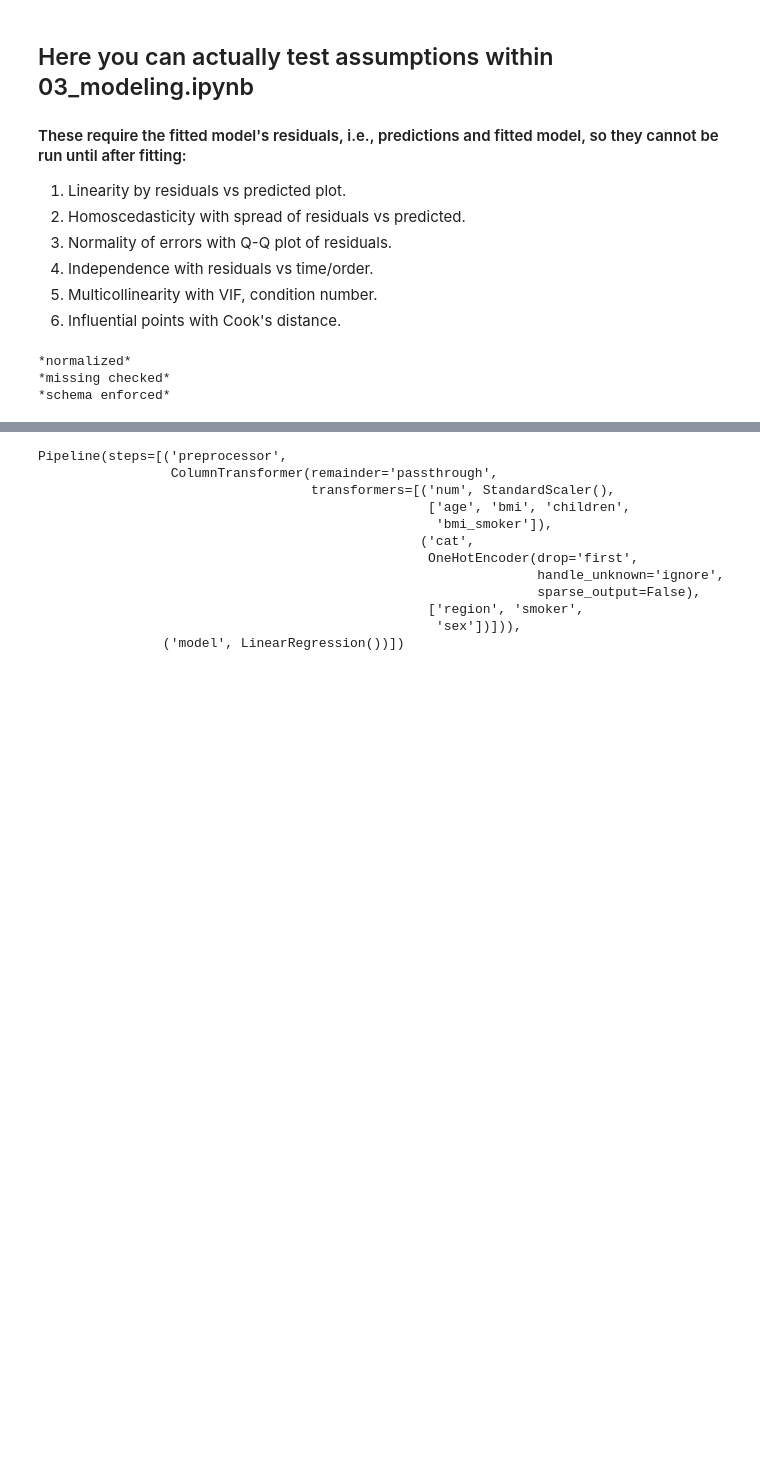
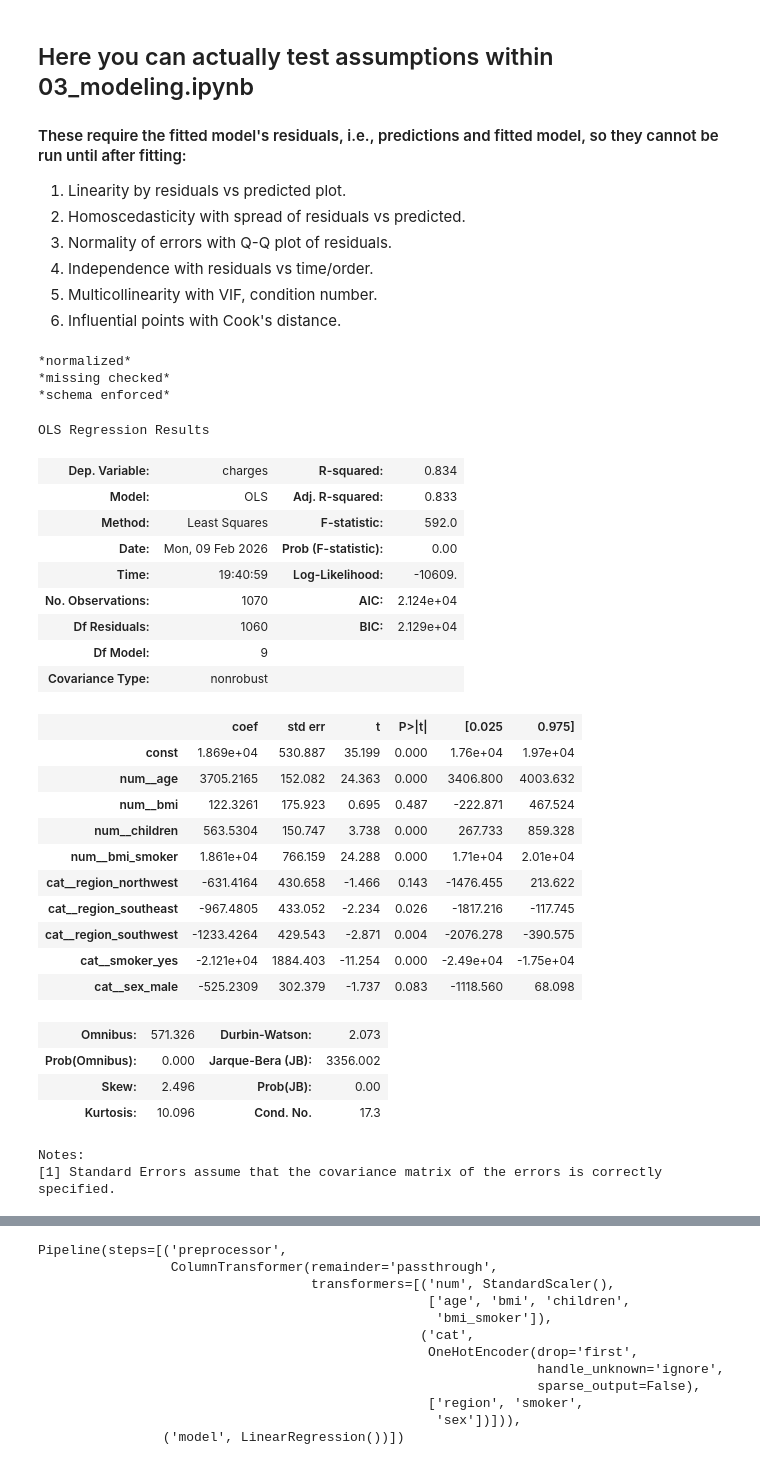
Before and after one commit to lokkenchan/linear_regression_001, a Jupyter notebook: notebooks/03_modeling.ipynb, the cells around one changed output, grey strips where cells are left out. Saved outputs shown, nothing was run; the diff lists cells and outputs as text; code cells hidden in the pictures; blank space fills up the shorter version.

```diff
--- a/notebooks/03_modeling.ipynb
+++ b/notebooks/03_modeling.ipynb
@@ -54,3 +53,53 @@ X_train, X_test, y_train, y_test = train_test_split(X_features_built,y,test_size
 *normalized*
 *missing checked*
 *schema enforced*
+# %%
+# ========================================
+# Peak into OLS model summary
+# ========================================
+# Transform features and extract feature names
+X_train_features = preprocessor.fit_transform(X_train)
+feat_names_out = preprocessor.get_feature_names_out().tolist()
+# Build train DataFrames
+X_train_df = pd.DataFrame(data = X_train_features, columns = feat_names_out, index=X_train.index)
+y_train_df = pd.DataFrame(data = y_train)
+
+# Optional to log transform the target
+# y_train_df = np.log(y_train_df['charges']).rename('log_charges')
+# y_train_df
+
+# Add a constant
+X_train_df_ct = sm.add_constant(X_train_df)
+# Fit with statsmodels OLS
+model = sm.OLS(y_train_df, X_train_df_ct).fit()
+
+# Get out summary
+model.summary()
+# %% [output]
+OLS Regression Results
+| Dep. Variable: | charges | R-squared: | 0.834 |
+| Model: | OLS | Adj. R-squared: | 0.833 |
+| Method: | Least Squares | F-statistic: | 592.0 |
+| Date: | Mon, 09 Feb 2026 | Prob (F-statistic): | 0.00 |
+| Time: | 19:40:59 | Log-Likelihood: | -10609. |
+| No. Observations: | 1070 | AIC: | 2.124e+04 |
+| Df Residuals: | 1060 | BIC: | 2.129e+04 |
+| Df Model: | 9 |  |  |
+| Covariance Type: | nonrobust |  |  |
+|  | coef | std err | t | P>|t| | [0.025 | 0.975] |
+| const | 1.869e+04 | 530.887 | 35.199 | 0.000 | 1.76e+04 | 1.97e+04 |
+| num__age | 3705.2165 | 152.082 | 24.363 | 0.000 | 3406.800 | 4003.632 |
+| num__bmi | 122.3261 | 175.923 | 0.695 | 0.487 | -222.871 | 467.524 |
+| num__children | 563.5304 | 150.747 | 3.738 | 0.000 | 267.733 | 859.328 |
+| num__bmi_smoker | 1.861e+04 | 766.159 | 24.288 | 0.000 | 1.71e+04 | 2.01e+04 |
+| cat__region_northwest | -631.4164 | 430.658 | -1.466 | 0.143 | -1476.455 | 213.622 |
+| cat__region_southeast | -967.4805 | 433.052 | -2.234 | 0.026 | -1817.216 | -117.745 |
+| cat__region_southwest | -1233.4264 | 429.543 | -2.871 | 0.004 | -2076.278 | -390.575 |
+| cat__smoker_yes | -2.121e+04 | 1884.403 | -11.254 | 0.000 | -2.49e+04 | -1.75e+04 |
+| cat__sex_male | -525.2309 | 302.379 | -1.737 | 0.083 | -1118.560 | 68.098 |
+| Omnibus: | 571.326 | Durbin-Watson: | 2.073 |
+| Prob(Omnibus): | 0.000 | Jarque-Bera (JB): | 3356.002 |
+| Skew: | 2.496 | Prob(JB): | 0.00 |
+| Kurtosis: | 10.096 | Cond. No. | 17.3 |
+Notes:
+[1] Standard Errors assume that the covariance matrix of the errors is correctly specified.
```
Also changed, not shown: parts of 7 cells of this notebook, 3 other files.
